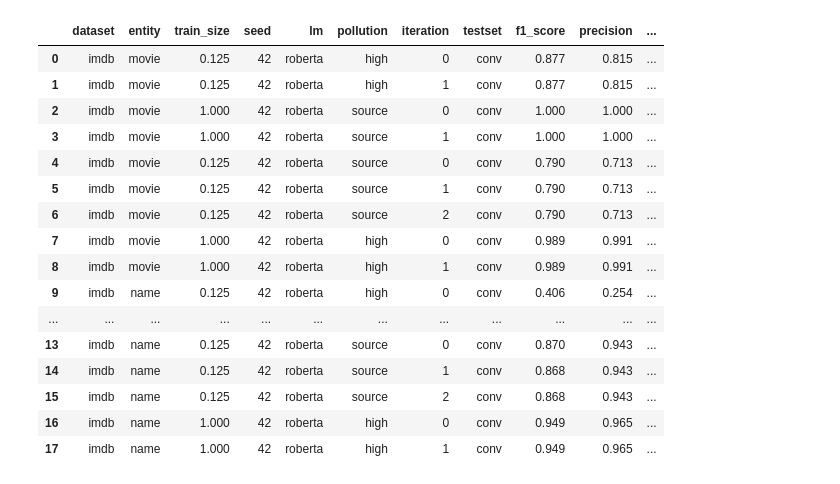
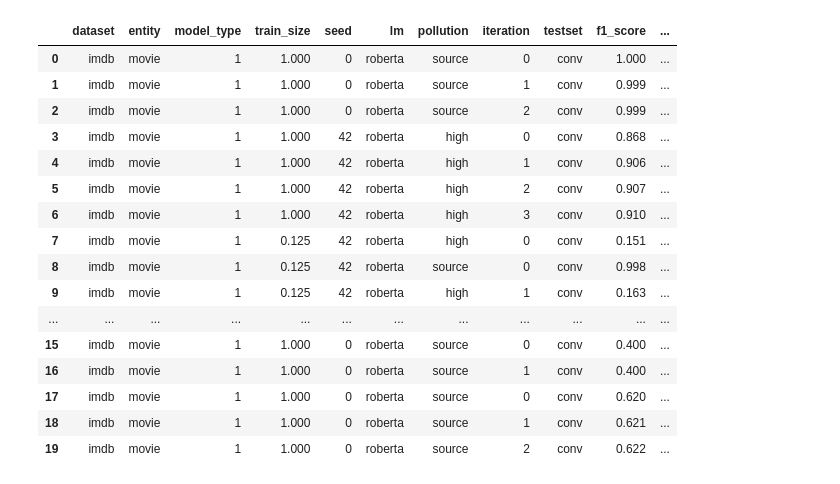
Before and after one commit to oskar-ong/deepcem, a Jupyter notebook: notebooks/results_analysis_imdb.ipynb, the cells around one changed output. Drawn from its saved outputs; the diff is of its cells as text; code cells hidden in the pictures.

Commit message:
experiment config for 3 seeds for high pollution, full dataset

```diff
--- a/notebooks/results_analysis_imdb.ipynb
+++ b/notebooks/results_analysis_imdb.ipynb
@@ -14,6 +14,7 @@ def update_experiment_view(db_path='../cem_results.db'):
     SELECT
         r.dataset,
         r.entity,
+        r.model_type,
         r.train_size,
         r.seed,
         r.lm,
@@ -24,7 +25,8 @@ def update_experiment_view(db_path='../cem_results.db'):
         m.precision,
         m.recall,
         m.is_final,
-        r.run_id
+        r.run_id,
+        r.timestamp
     FROM metrics m
     JOIN runs r ON m.run_id = r.run_id;
     """
@@ -245,41 +244,23 @@ import matplotlib.pyplot as plt
 # 1. Connection
 conn = sqlite3.connect('../cem_results.db')
 update_experiment_view()
-i = 8 # Set your desired number of recent runs here
+
 
 try:
-    # 2. Query the last 'i' run_ids from the "runs" table
-    # We order by timestamp to ensure we get the truly most recent runs
-    id_query = f"""SELECT r.run_id FROM runs r
-    WHERE EXISTS (
-    SELECT 1 FROM metrics m
-    WHERE m.run_id = r.run_id
-    AND m.is_final = 1
-    AND m.testset = 'conv'
-    )
-    ORDER BY r.timestamp DESC LIMIT {i}"""
-    last_run_ids = pd.read_sql_query(id_query, conn)['run_id'].tolist()
 
-    if not last_run_ids:
-        print("No runs found in the database.")
-    else:
-        print(last_run_ids)
-        # 3. Query experiment_summary for these IDs where is_final=1
-        # Using placeholders to prevent SQL injection and handle the list safely
-        placeholders = ', '.join(['?'] * len(last_run_ids))
-        summary_query = f"""
-            SELECT * FROM experiment_summary
-            WHERE run_id IN ({placeholders})
-            AND testset = 'conv' AND dataset = 'imdb' ORDER BY entity, run_id DESC
-        """
+    summary_query = f"""
+        SELECT * FROM experiment_summary WHERE testset = 'conv' AND entity = 'movie' ORDER BY "timestamp"  desc LIMIT 20
+    """
 
-        # Execute and load into DataFrame
-        df_results = pd.read_sql_query(summary_query, conn, params=last_run_ids)
-
-        print(f"Successfully retrieved data for {len(last_run_ids)} runs.")
-        display(df_results)
+    # Execute and load into DataFrame
+    df_results = pd.read_sql_query(summary_query, conn)
+    display(df_results)
 
 finally:
     conn.close()
+
+
+results_filtered = df_results.drop(columns=["dataset", "model_type", "lm", "testset", "is_final", "run_id", "timestamp"])
+print(results_filtered.to_csv())
 # %% [output]
 View 'experiment_summary' has been updated successfully.
@@ -288,17 +267,17 @@ Successfully retrieved data for 8 runs.
-|  | dataset | entity | train_size | seed | lm | pollution | iteration | testset | f1_score | precision | ... |
-| 0 | imdb | movie | 0.125 | 42 | roberta | high | 0 | conv | 0.877 | 0.815 | ... |
-| 1 | imdb | movie | 0.125 | 42 | roberta | high | 1 | conv | 0.877 | 0.815 | ... |
-| 2 | imdb | movie | 1.000 | 42 | roberta | source | 0 | conv | 1.000 | 1.000 | ... |
-| 3 | imdb | movie | 1.000 | 42 | roberta | source | 1 | conv | 1.000 | 1.000 | ... |
-| 4 | imdb | movie | 0.125 | 42 | roberta | source | 0 | conv | 0.790 | 0.713 | ... |
-| 5 | imdb | movie | 0.125 | 42 | roberta | source | 1 | conv | 0.790 | 0.713 | ... |
-| 6 | imdb | movie | 0.125 | 42 | roberta | source | 2 | conv | 0.790 | 0.713 | ... |
-| 7 | imdb | movie | 1.000 | 42 | roberta | high | 0 | conv | 0.989 | 0.991 | ... |
-| 8 | imdb | movie | 1.000 | 42 | roberta | high | 1 | conv | 0.989 | 0.991 | ... |
-| 9 | imdb | name | 0.125 | 42 | roberta | high | 0 | conv | 0.406 | 0.254 | ... |
+|  | dataset | entity | model_type | train_size | seed | lm | pollution | iteration | testset | f1_score | ... |
+| 0 | imdb | movie | 1 | 1.000 | 0 | roberta | source | 0 | conv | 1.000 | ... |
+| 1 | imdb | movie | 1 | 1.000 | 0 | roberta | source | 1 | conv | 0.999 | ... |
+| 2 | imdb | movie | 1 | 1.000 | 0 | roberta | source | 2 | conv | 0.999 | ... |
+| 3 | imdb | movie | 1 | 1.000 | 42 | roberta | high | 0 | conv | 0.868 | ... |
+| 4 | imdb | movie | 1 | 1.000 | 42 | roberta | high | 1 | conv | 0.906 | ... |
+| 5 | imdb | movie | 1 | 1.000 | 42 | roberta | high | 2 | conv | 0.907 | ... |
+| 6 | imdb | movie | 1 | 1.000 | 42 | roberta | high | 3 | conv | 0.910 | ... |
+| 7 | imdb | movie | 1 | 0.125 | 42 | roberta | high | 0 | conv | 0.151 | ... |
+| 8 | imdb | movie | 1 | 0.125 | 42 | roberta | source | 0 | conv | 0.998 | ... |
+| 9 | imdb | movie | 1 | 0.125 | 42 | roberta | high | 1 | conv | 0.163 | ... |
 | ... | ... | ... | ... | ... | ... | ... | ... | ... | ... | ... | ... |
-| 13 | imdb | name | 0.125 | 42 | roberta | source | 0 | conv | 0.870 | 0.943 | ... |
-| 14 | imdb | name | 0.125 | 42 | roberta | source | 1 | conv | 0.868 | 0.943 | ... |
-| 15 | imdb | name | 0.125 | 42 | roberta | source | 2 | conv | 0.868 | 0.943 | ... |
-| 16 | imdb | name | 1.000 | 42 | roberta | high | 0 | conv | 0.949 | 0.965 | ... |
-| 17 | imdb | name | 1.000 | 42 | roberta | high | 1 | conv | 0.949 | 0.965 | ... |
+| 15 | imdb | movie | 1 | 1.000 | 0 | roberta | source | 0 | conv | 0.400 | ... |
+| 16 | imdb | movie | 1 | 1.000 | 0 | roberta | source | 1 | conv | 0.400 | ... |
+| 17 | imdb | movie | 1 | 1.000 | 0 | roberta | source | 0 | conv | 0.620 | ... |
+| 18 | imdb | movie | 1 | 1.000 | 0 | roberta | source | 1 | conv | 0.621 | ... |
+| 19 | imdb | movie | 1 | 1.000 | 0 | roberta | source | 2 | conv | 0.622 | ... |
```
Also changed, not shown: parts of 7 cells of this notebook, 3 other files.
